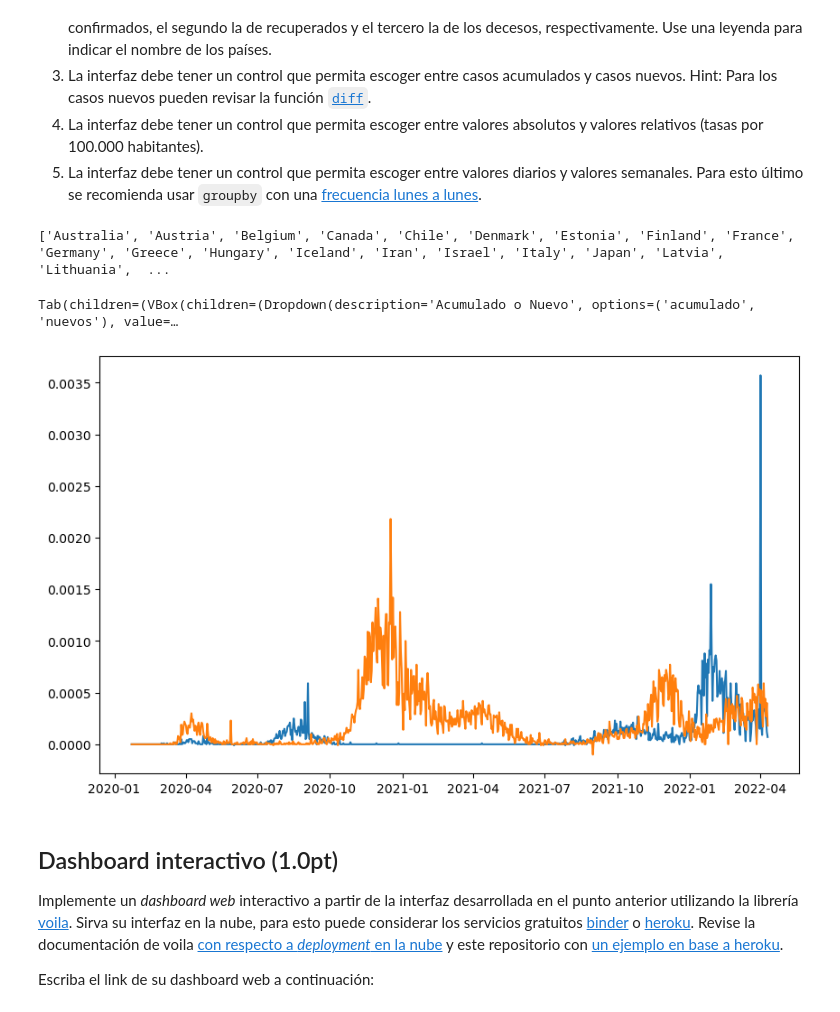
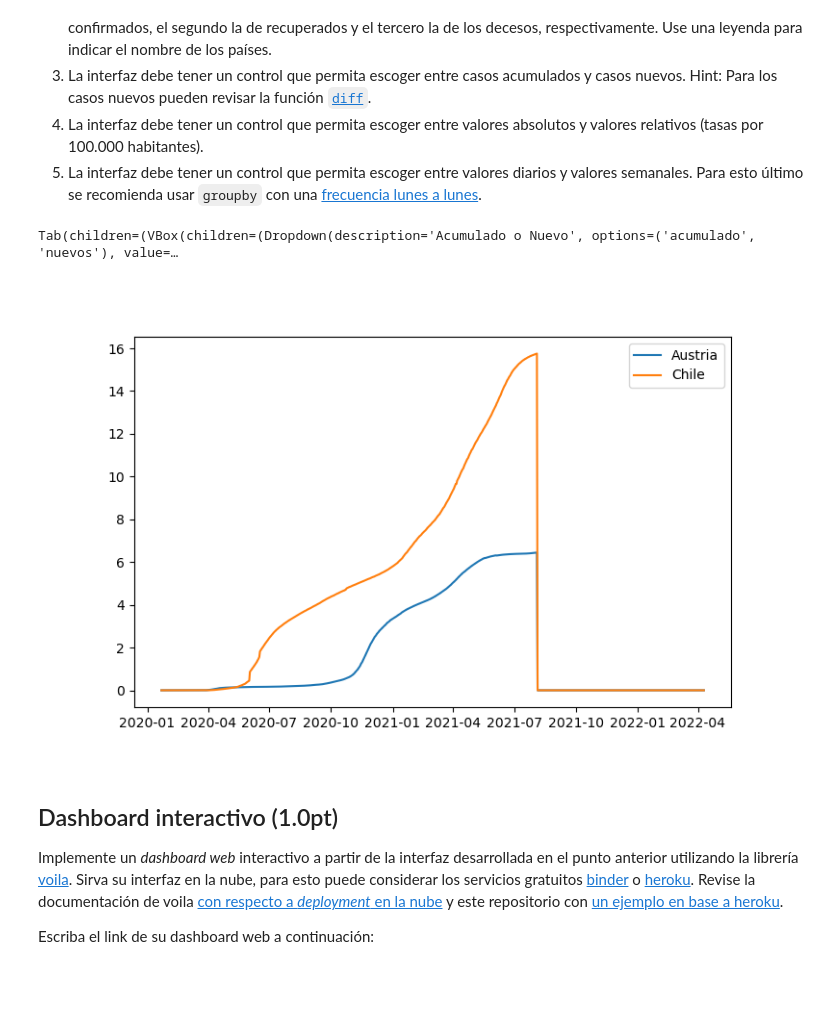
Before and after one commit to phuijse-classroom/info147-tarea-unidad1-lentejascontomate, a Jupyter notebook: enunciado.ipynb, the cells around one changed output. Saved outputs shown, nothing was run; the diff lists cells and outputs as text; code cells hidden in the pictures; blank space fills up the shorter version.

```diff
--- a/enunciado.ipynb
+++ b/enunciado.ipynb
@@ -601,7 +631,7 @@ for country in df_enero.index:
         print(f"No se encontró el país {country} en la base de datos.")
 
 # Crear el gráfico
-fig, ax = plt.subplots(figsize=(10, 10))
+fig, ax = plt.subplots(figsize=(10, 5))
 pais="Chile"
 pais_size=300
 # Resto de los países
@@ -630,7 +660,7 @@ ax.set_title("Relación entre tasas de incidencia en enero de 2021 y 2022 por co
 # Añadir leyenda
 for continent, color in continent_colors.items():
     ax.scatter([], [], c=color, label=continent)
-ax.legend(scatterpoints=1, frameon=False, labelspacing=1, loc="upper left",bbox_to_anchor=(0.75, 1.0))
+ax.legend()
 # %% [output]
 No se encontró el país Laos en la base de datos.
 <matplotlib.legend.Legend at 0x...>
@@ -695,7 +695,7 @@ for country in df_enero.index:
         print(f"No se encontró el país {country} en la base de datos.")
 
 # Crear el gráfico
-fig, ax = plt.subplots(figsize=(10, 10))
+fig, ax = plt.subplots(figsize=(10, 5))
 pais="Chile"
 pais_size=300
 # grafico resto de los países
@@ -717,14 +717,14 @@ for country, code in country_codes.items():
     ax.annotate(code, (x, y), fontsize=7)
 
 # Ajustar los ejes y el título
-ax.set_xlabel("Tasa de incidencia Enero 2021")
+ax.set_xlabel("Tasa de mortalidad Enero 2021")
 ax.set_ylabel("Tasa de incidencia Enero 2022")
 ax.set_title("Relación entre tasas de incidencia en enero de 2021 y 2022 por continente")
 
 # Añadir leyenda
 for continent, color in continent_colors.items():
     ax.scatter([], [], c=color, label=continent)
-ax.legend(scatterpoints=1, frameon=False, labelspacing=1, loc="upper left",bbox_to_anchor=(0.75, 1.0))
+ax.legend()
 # %% [output]
 No se encontró el país Laos en la base de datos.
 <matplotlib.legend.Legend at 0x...>
@@ -764,17 +764,18 @@ Requerimientos:
 1. La interfaz debe tener un control que permita escoger entre valores absolutos y valores relativos (tasas por 100.000 habitantes).
 1. La interfaz debe tener un control que permita escoger entre valores diarios y valores semanales. Para esto último se recomienda usar `groupby` con una [frecuencia lunes a lunes](https://pandas.pydata.org/pandas-docs/stable/user_guide/timeseries.html#anchored-offsets).
 # %%
-df_merged
-df_rec_merged
-df_m_merged
+# df_merged
+# df_rec_merged
+# df_m_merged
+
+%matplotlib ipympl
+
 import ipywidgets as widgets
 from IPython.display import clear_output
 def graficar_casos_confirmados(pais1, pais2,tipo2,tipo3):
-
-    plt.figure(figsize=(10, 6))
-    #if(tipo1=="Casos Confirmados"):
+    plt.figure(figsize=(8, 5))
     if(tipo3=="relativo"):
-        if(tipo2=="acumulado"):
+        if(tipo2=="nuevos"):
 
             plt.plot(df_merged.loc[pais1][:-1].diff()/100000, label=pais1)
             plt.plot(df_merged.loc[pais2][:-1].diff()/100000, label=pais2)
@@ -782,51 +783,50 @@ def graficar_casos_confirmados(pais1, pais2,tipo2,tipo3):
             plt.plot(df_merged.loc[pais1][:-1]/100000, label=pais1)
             plt.plot(df_merged.loc[pais2][:-1]/100000, label=pais2)
     elif(tipo3=="absoluto"):
-        if(tipo2=="acumulado"):
+        if(tipo2=="nuevos"):
             plt.plot(df_merged.loc[pais1][:-1].diff(), label=pais1)
             plt.plot(df_merged.loc[pais2][:-1].diff(), label=pais2)
         else:
             plt.plot(df_merged.loc[pais1][:-1], label=pais1)
             plt.plot(df_merged.loc[pais2][:-1], label=pais2)
+    plt.legend()
 
 def graficar_personas_recuperadas(pais1, pais2,tipo2,tipo3):
-
-    plt.figure(figsize=(10, 6))
-    #elif(tipo1=="Personas Recuperadas"):
+    plt.figure(figsize=(8, 5))
     if(tipo3=="relativo"):
-        if(tipo2=="acumulado"):
+        if(tipo2=="nuevos"):
             plt.plot(df_rec_merged.loc[pais1][:-1].diff()/100000, label=pais1)
             plt.plot(df_rec_merged.loc[pais2][:-1].diff()/100000, label=pais2)
         else:
             plt.plot(df_rec_merged.loc[pais1][:-1]/100000, label=pais1)
             plt.plot(df_rec_merged.loc[pais2][:-1]/100000, label=pais2)
     elif(tipo3=="absoluto"):
-        if(tipo2=="acumulado"):
+        if(tipo2=="nuevos"):
             plt.plot(df_rec_merged.loc[pais1][:-1].diff(), label=pais1)
             plt.plot(df_rec_merged.loc[pais2][:-1].diff(), label=pais2)
         else:
             plt.plot(df_rec_merged.loc[pais1][:-1], label=pais1)
             plt.plot(df_rec_merged.loc[pais2][:-1], label=pais2)
+    plt.legend()
 
 def graficar_cantidad_descesos(pais1, pais2,tipo2,tipo3):
-
-    plt.figure(figsize=(10, 6))
-    #elif(tipo1=="Cantidad de descesos"):
+    plt.clf()
+    plt.figure(figsize=(8, 5))
     if(tipo3=="relativo"):
-        if(tipo2=="acumulado"):
+        if(tipo2=="nuevos"):
             plt.plot(df_m_merged.loc[pais1][:-1].diff()/100000, label=pais1)
             plt.plot(df_m_merged.loc[pais2][:-1].diff()/100000, label=pais2)
         else:
             plt.plot(df_m_merged.loc[pais1][:-1]/100000, label=pais1)
             plt.plot(df_m_merged.loc[pais2][:-1]/100000, label=pais2)
     elif(tipo3=="absoluto"):
-        if(tipo2=="acumulado"):
+        if(tipo2=="nuevos"):
             plt.plot(df_m_merged.loc[pais1][:-1].diff(), label=pais1)
             plt.plot(df_m_merged.loc[pais2][:-1].diff(), label=pais2)
         else:
             plt.plot(df_m_merged.loc[pais1][:-1], label=pais1)
             plt.plot(df_m_merged.loc[pais2][:-1], label=pais2)
-
+    plt.legend()
 
 paises= list(df_rec_merged.index)
 
@@ -853,37 +853,38 @@ tipo_codigo=["acumulado","nuevos"]
 #codigos_graficos_widget=widgets.Dropdown(options=codigos_graficos,value=codigos_graficos[2],description="tipo de grafico")
 tipo_codigos_widgets=widgets.Dropdown(options=tipo_codigo,value=tipo_codigo[0],description="Acumulado o Nuevo")
 relativo_absoluto_widgets=widgets.Dropdown(options=relativo_absoluto,value=relativo_absoluto[0],description="Relativo o Absoluto")
 pais1_widget = widgets.Dropdown(options=paises_ocde, value=paises_ocde[0], description='País 1:')
 pais2_widget = widgets.Dropdown(options=paises_ocde, value=paises_ocde[1], description='País 2:')
 #widgets.interact(graficar_paises,pais1=pais1_widget,pais2=pais2_widget,tipo1=codigos_graficos_widget,tipo2=tipo_codigos_widgets,tipo3=relativo_absoluto_widgets)
 
 def on_button_clicked(b):
+    clear_output(wait=False)
+    display(tab)
     if (tab.selected_index == 0):
-
         graficar_casos_confirmados(pais1_widget.value, pais2_widget.value, tipo_codigos_widgets.value, relativo_absoluto_widgets.value)
     elif(tab.selected_index == 1):
         graficar_personas_recuperadas(pais1_widget.value, pais2_widget.value, tipo_codigos_widgets.value, relativo_absoluto_widgets.value)
     elif(tab.selected_index == 2):
         graficar_cantidad_descesos(pais1_widget.value, pais2_widget.value, tipo_codigos_widgets.value, relativo_absoluto_widgets.value)
+
 
 button = widgets.Button(description='Graficar')
 button.on_click(on_button_clicked)
 tab=widgets.Tab()
 tab1 = widgets.VBox(children=[tipo_codigos_widgets, relativo_absoluto_widgets, pais1_widget, pais2_widget, button])
 tab2 = widgets.VBox(children=[tipo_codigos_widgets, relativo_absoluto_widgets, pais1_widget, pais2_widget, button])
 tab3 = widgets.VBox(children=[tipo_codigos_widgets, relativo_absoluto_widgets, pais1_widget, pais2_widget, button])
 tab.children = [tab1, tab2, tab3]
 tab.set_title(0, 'Casos Confirmados')
 tab.set_title(1, 'Personas Recuperadas')
 tab.set_title(2, 'Cantidad de descesos')
 
 
 
 display(tab)
 # %% [output]
-['Australia', 'Austria', 'Belgium', 'Canada', 'Chile', 'Denmark', 'Estonia', 'Finland', 'France', 'Germany', 'Greece', 'Hungary', 'Iceland', 'Iran', 'Israel', 'Italy', 'Japan', 'Latvia', 'Lithuania',  ...
+Tab(children=(VBox(children=(Dropdown(description='Acumulado o Nuevo', options=('acumulado', 'nuevos'), value=…
-Tab(children=(VBox(children=(Dropdown(description='Acumulado o Nuevo', options=('acumulado', 'nuevos'), value=…
-[figure, old version]
+[figure, new version]
 # %% [markdown]
 ## Dashboard interactivo (1.0pt)
 
```
Also changed, not shown: parts of 13 cells of this notebook.
